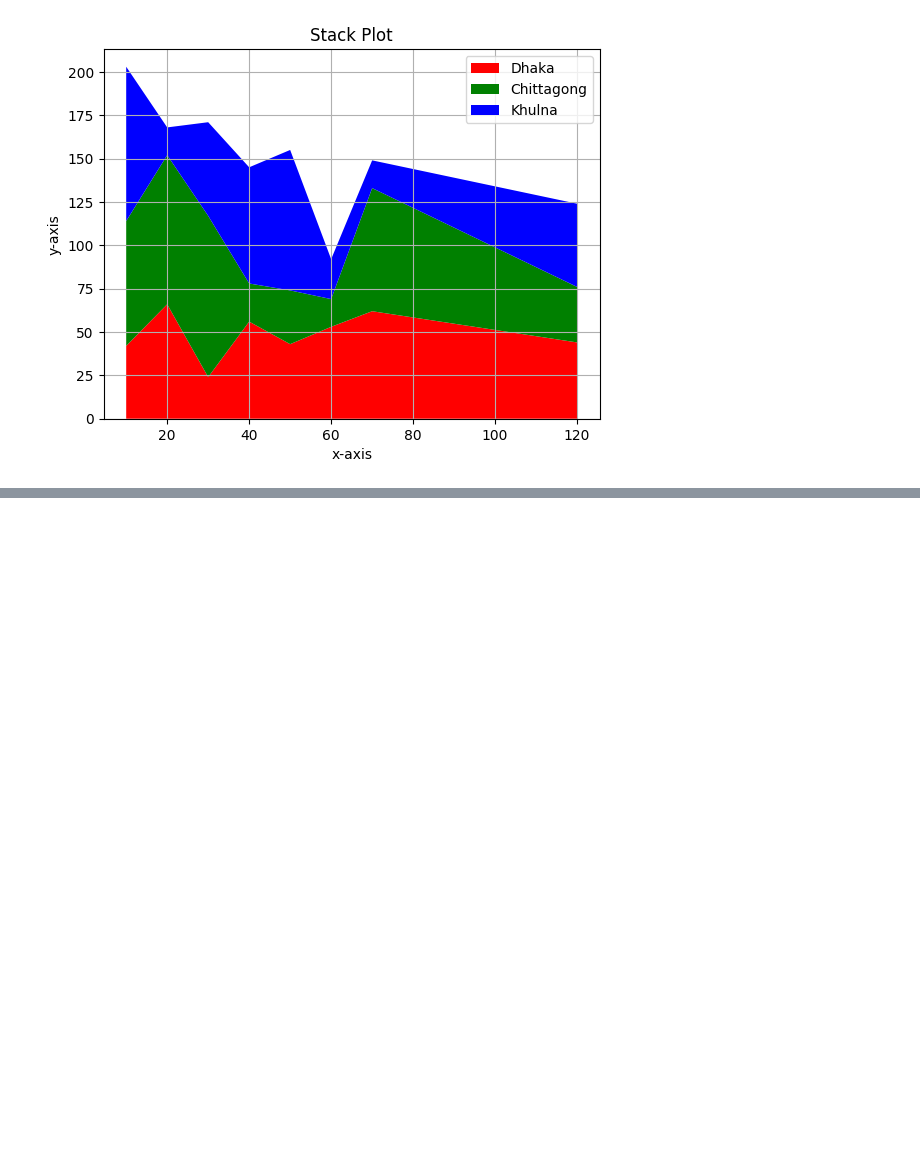
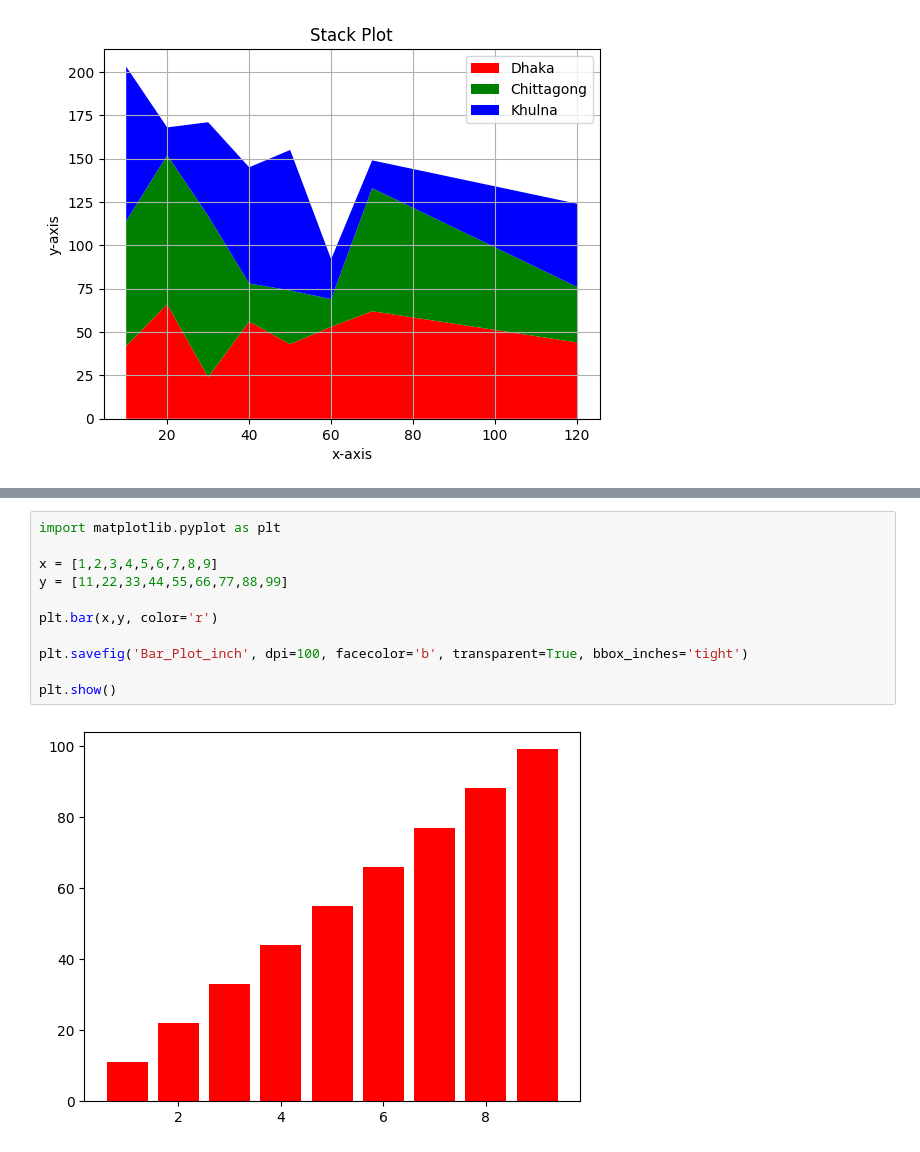
Before and after one commit to muhammadalinoor-1982/ml, a Jupyter notebook: practice/matplotlib_practice.ipynb, the cells around one changed output, grey strips where cells are left out. Drawn from its saved outputs; the diff is of its cells as text; blank space fills up the shorter version.

```diff
--- a/practice/matplotlib_practice.ipynb
+++ b/practice/matplotlib_practice.ipynb
@@ -174,0 +234,13 @@ plt.show()
+# %%
+import matplotlib.pyplot as plt
+
+x = [1,2,3,4,5,6,7,8,9]
+y = [11,22,33,44,55,66,77,88,99]
+
+plt.bar(x,y, color='r')
+
+plt.savefig('Bar_Plot_inch', dpi=100, facecolor='b', transparent=True, bbox_inches='tight')
+
+plt.show()
+# %% [output]
+[figure, added]
```
Also changed, not shown: parts of 4 cells of this notebook, 5 other files.
